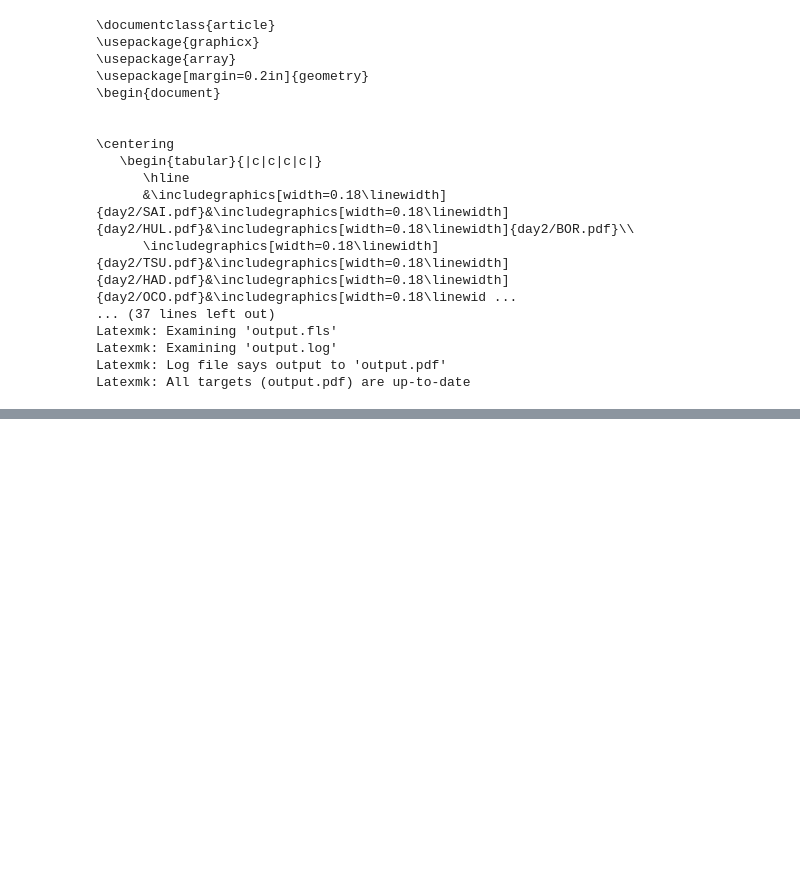
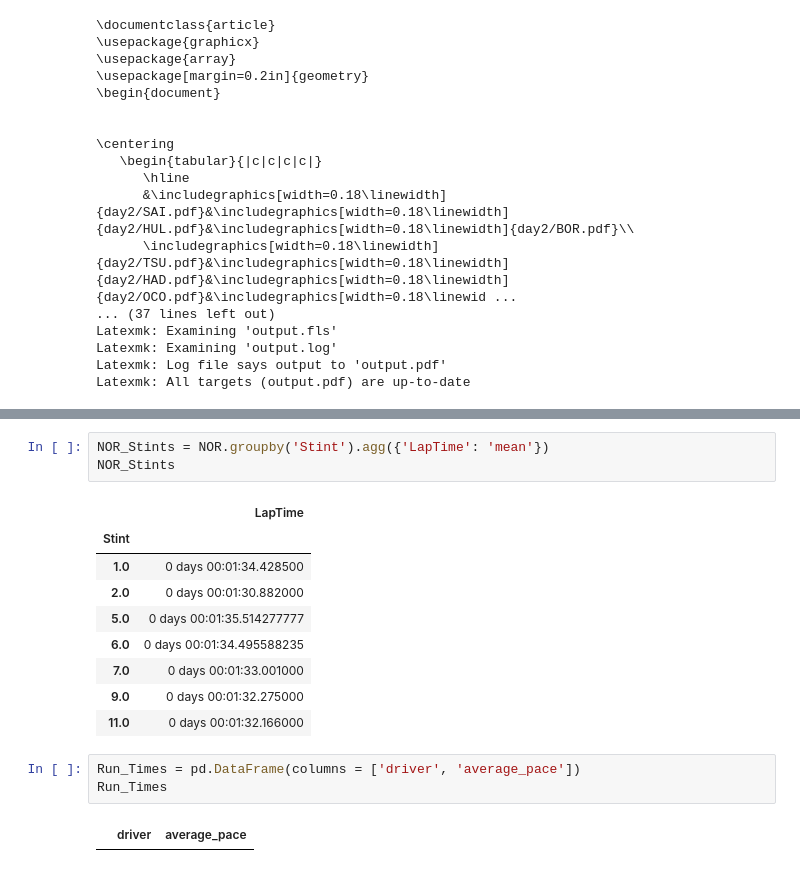
Before and after one commit to Yoshi234/f1-fanatasy-analysis, a Jupyter notebook: scripts/testing_2025/notes.ipynb, the cells around one changed output, grey strips where cells are left out. Saved outputs shown, nothing was run; the diff lists cells and outputs as text; blank space fills up the shorter version.

```diff
--- a/scripts/testing_2025/notes.ipynb
+++ b/scripts/testing_2025/notes.ipynb
@@ -321,0 +335,18 @@ Latexmk: All targets (output.pdf) are up-to-date
+# %%
+NOR_Stints = NOR.groupby('Stint').agg({'LapTime': 'mean'})
+NOR_Stints
+# %% [output]
+|  | LapTime |
+| Stint |  |
+| 1.0 | 0 days 00:01:34.428500 |
+| 2.0 | 0 days 00:01:30.882000 |
+| 5.0 | 0 days 00:01:35.514277777 |
+| 6.0 | 0 days 00:01:34.495588235 |
+| 7.0 | 0 days 00:01:33.001000 |
+| 9.0 | 0 days 00:01:32.275000 |
+| 11.0 | 0 days 00:01:32.166000 |
+# %%
+Run_Times = pd.DataFrame(columns = ['driver', 'average_pace'])
+Run_Times
+# %% [output]
+|  | driver | average_pace |
```
Also changed, not shown: parts of 9 cells of this notebook.
